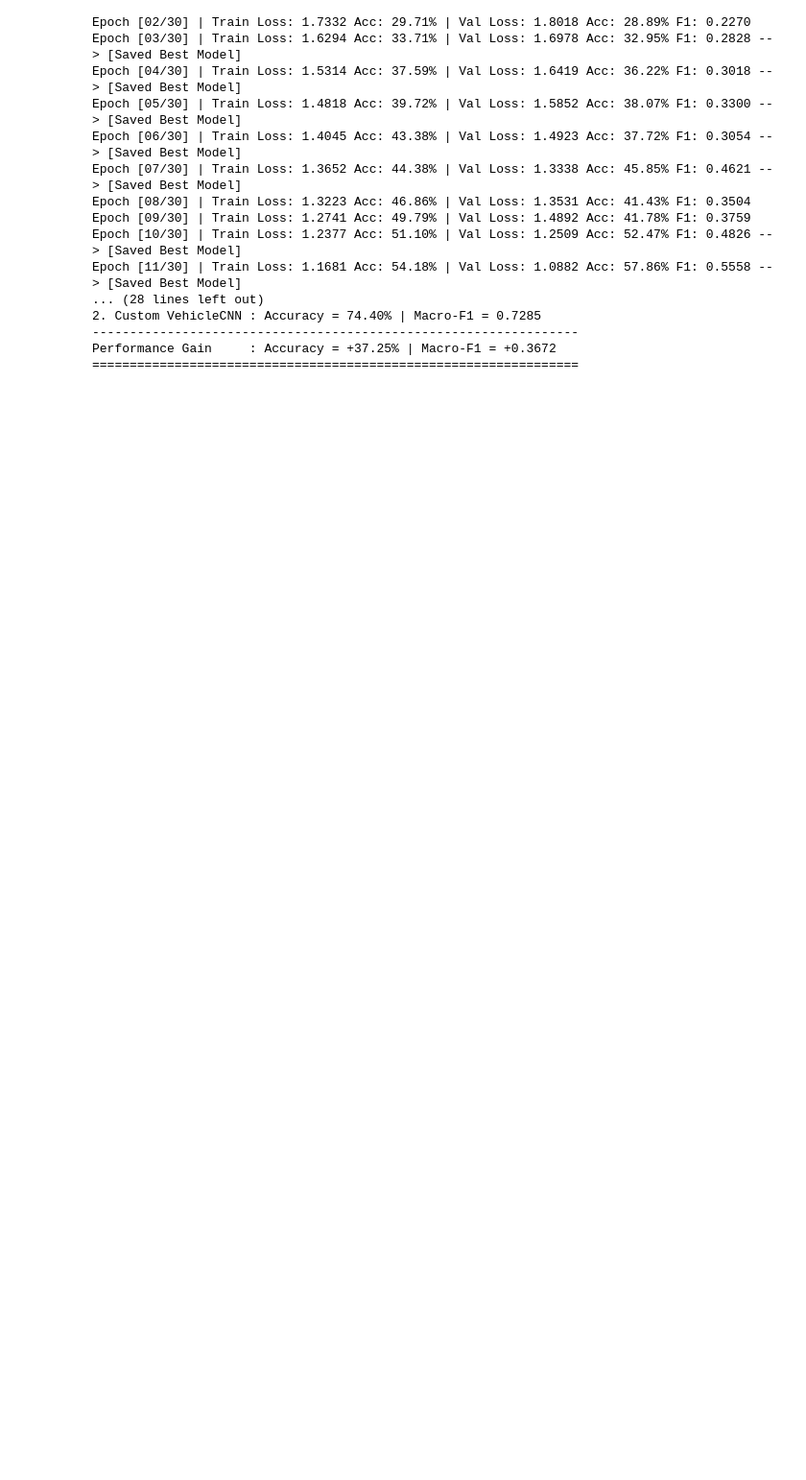
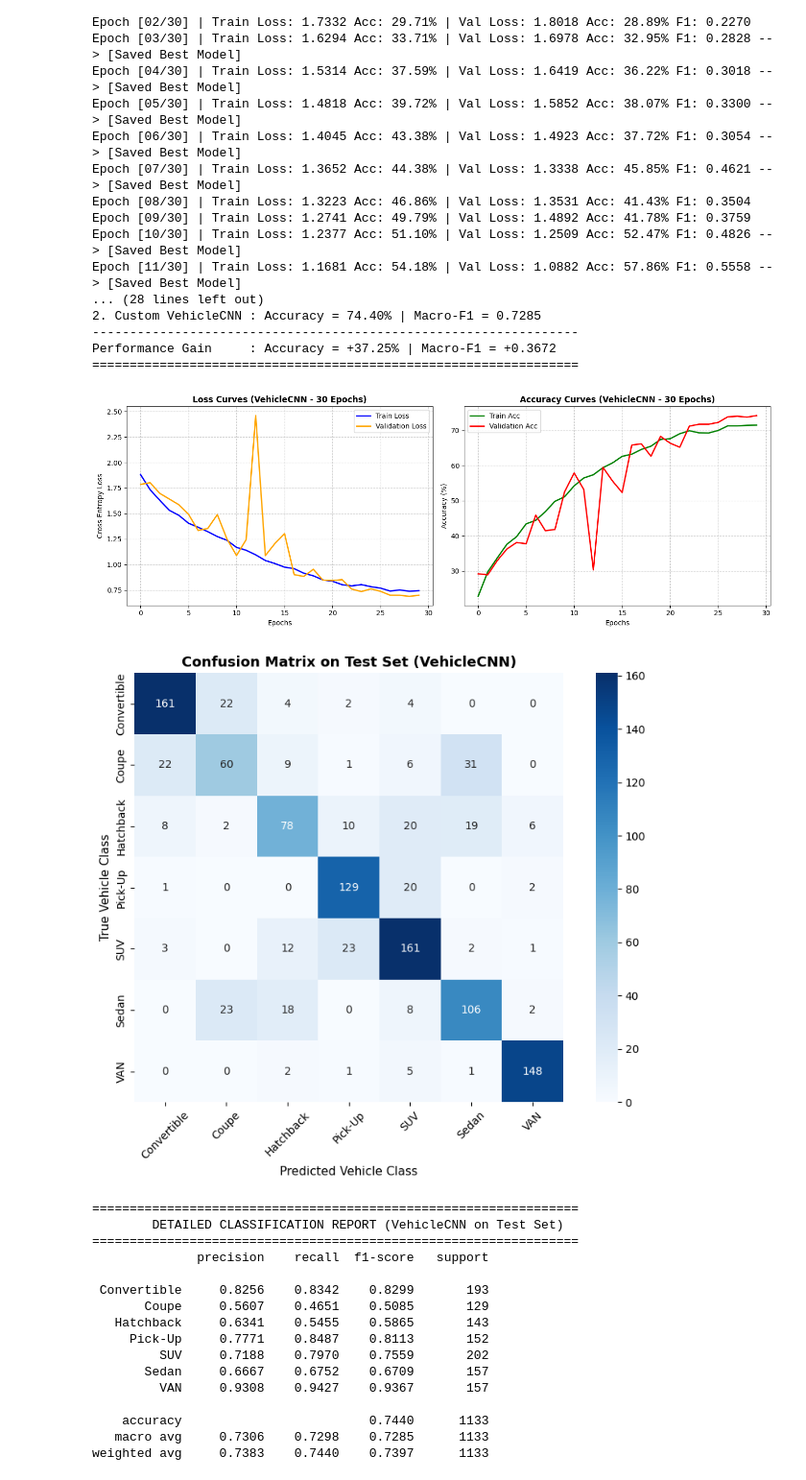
Before and after one commit to userxx004/car-body-type-classification, a Jupyter notebook: car_body_type_classification.ipynb, the cells around one changed output. Shown at 96% size. Drawn from its saved outputs; the diff is of its cells as text; code cells hidden in the pictures; blank space fills up the shorter version.

Commit message:
add success vs failure visual analysis
feat: finalize notebook with success vs failure visual analysis and evaluation

```diff
--- a/car_body_type_classification.ipynb
+++ b/car_body_type_classification.ipynb
@@ -399,3 +399,71 @@ Epoch [11/30] | Train Loss: 1.1681 Acc: 54.18% | Val Loss: 1.0882 Acc: 57.86% F1
 -----------------------------------------------------------------
 Performance Gain     : Accuracy = +37.25% | Macro-F1 = +0.3672
 =================================================================
+# %%
+# ==========================================
+# Step 7: Visualizations & Detailed Failure Analysis
+# ==========================================
+
+# 1. บันทึกและแสดงผลกราฟ Learning Curves (Loss & Accuracy)
+plt.figure(figsize=(14, 5))
+
+plt.subplot(1, 2, 1)
+plt.plot(history['train_loss'], label='Train Loss', color='blue', linewidth=2)
+plt.plot(history['val_loss'], label='Validation Loss', color='orange', linewidth=2)
+plt.title('Loss Curves (VehicleCNN - 30 Epochs)', fontsize=12, fontweight='bold')
+plt.xlabel('Epochs')
+plt.ylabel('Cross-Entropy Loss')
+plt.legend()
+plt.grid(True, linestyle='--', alpha=0.6)
+
+plt.subplot(1, 2, 2)
+plt.plot([acc * 100 for acc in history['train_acc']], label='Train Acc', color='green', linewidth=2)
+plt.plot([acc * 100 for acc in history['val_acc']], label='Validation Acc', color='red', linewidth=2)
+plt.title('Accuracy Curves (VehicleCNN - 30 Epochs)', fontsize=12, fontweight='bold')
+plt.xlabel('Epochs')
+plt.ylabel('Accuracy (%)')
+plt.legend()
+plt.grid(True, linestyle='--', alpha=0.6)
+
+plt.tight_layout()
+plt.savefig("outputs/learning_curves.png", dpi=300)
+plt.show()
+
+# 2. บันทึกและแสดงผล Confusion Matrix
+cm = confusion_matrix(cnn_labels, cnn_preds)
+plt.figure(figsize=(9, 7))
+sns.heatmap(cm, annot=True, fmt='d', cmap='Blues',
+            xticklabels=class_names, yticklabels=class_names,
+            cbar=True, square=True)
+plt.title('Confusion Matrix on Test Set (VehicleCNN)', fontsize=13, fontweight='bold')
+plt.xlabel('Predicted Vehicle Class', fontsize=11)
+plt.ylabel('True Vehicle Class', fontsize=11)
+plt.xticks(rotation=45)
+plt.tight_layout()
+plt.savefig("outputs/confusion_matrix.png", dpi=300)
+plt.show()
+
+# 3. แสดงผล Classification Report รายคลาสอย่างละเอียด
+print("=" * 65)
+print("        DETAILED CLASSIFICATION REPORT (VehicleCNN on Test Set)     ")
+print("=" * 65)
+print(classification_report(cnn_labels, cnn_preds, target_names=class_names, digits=4))
+# %% [output]
+[figure, added]
+[figure, added]
+=================================================================
+        DETAILED CLASSIFICATION REPORT (VehicleCNN on Test Set)
+=================================================================
+              precision    recall  f1-score   support
+
+ Convertible     0.8256    0.8342    0.8299       193
+       Coupe     0.5607    0.4651    0.5085       129
+   Hatchback     0.6341    0.5455    0.5865       143
+     Pick-Up     0.7771    0.8487    0.8113       152
+         SUV     0.7188    0.7970    0.7559       202
+       Sedan     0.6667    0.6752    0.6709       157
+         VAN     0.9308    0.9427    0.9367       157
+
+    accuracy                         0.7440      1133
+   macro avg     0.7306    0.7298    0.7285      1133
+weighted avg     0.7383    0.7440    0.7397      1133
```
Also changed, not shown: parts of 1 cell of this notebook.
